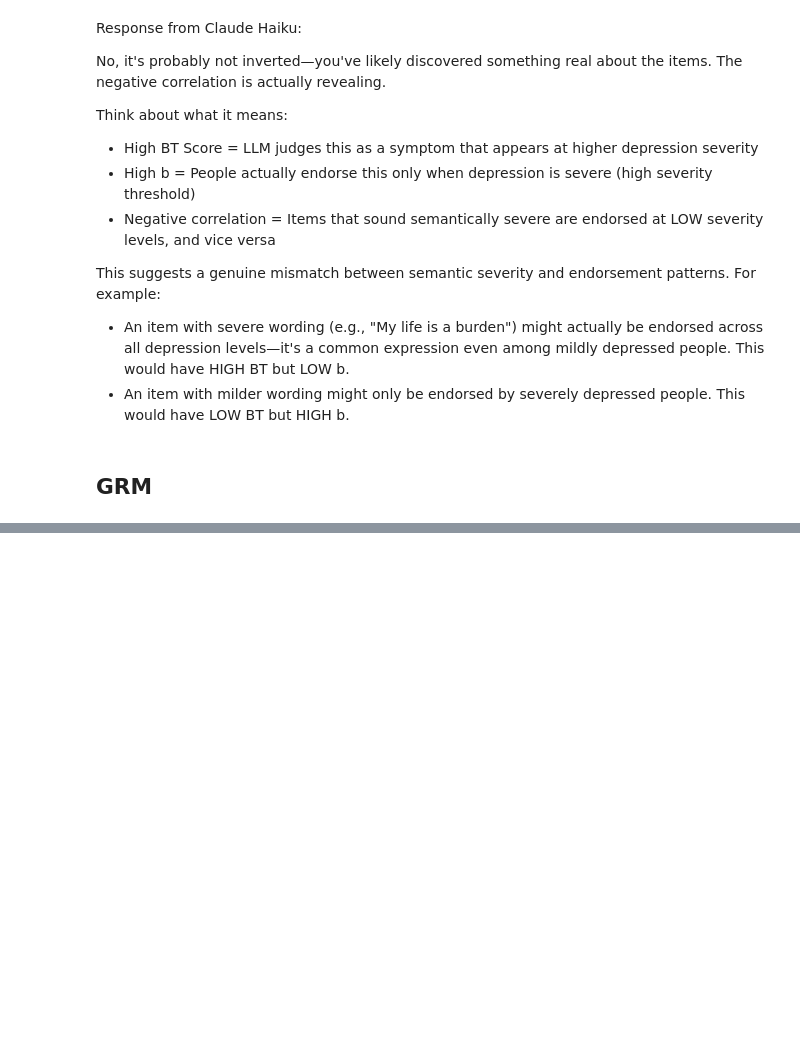
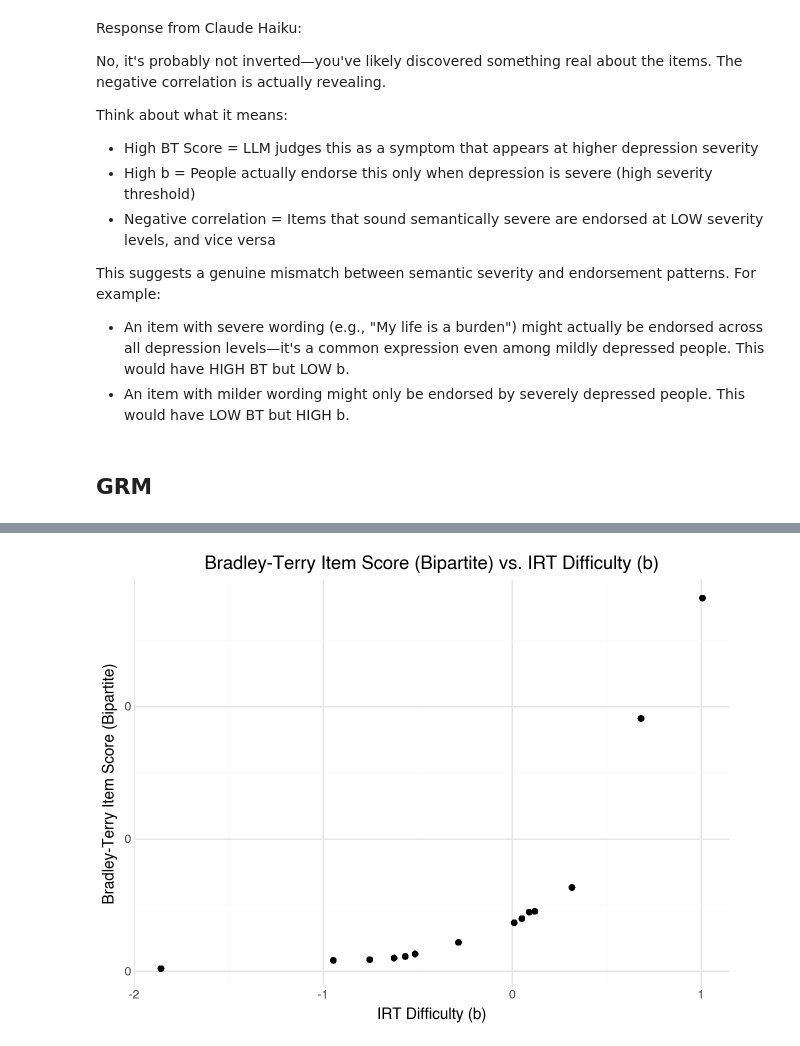
Before and after one commit to mlchrzan/llmpairs, a Jupyter notebook: notebooks/eda.ipynb, the cells around one changed output, grey strips where cells are left out. Cells and saved outputs as stored; diff of their text form; code cells hidden in the pictures; blank space fills up the shorter version.

Commit message:
moved a few files and added BT estimatation of person v item

```diff
--- a/notebooks/eda.ipynb
+++ b/notebooks/eda.ipynb
@@ -752,0 +766,12 @@ grm
+# %%
+df_all_ind = df_all.merge(
+    annotations[['item', 'resp', 'depression_indicator_most', 'depression_indicator_half', 'depression_indicator_mix']],
+    on=['item', 'resp'],
+    how='left')
+
+# Add column to combine item and resp into 1 id
+df_all_ind['item_resp_id'] = df_all_ind['item'].astype(str) + '_' + df_all_ind['resp'].astype(str)
+
+df_all_ind.to_csv("../results/facit_yount_2021_hadsx_IRT_BT_indicators.csv", index=False)
+print(df_all_ind.shape)
+df_all_ind.head()
@@ -752,0 +790,4 @@ grm
+# %%
+p_v_i = df_all_ind[['id', 'item', 'depression_indicator_most', 'depression_indicator_half', 'depression_indicator_mix']].copy()
+
+p_v_i.head()
@@ -752,0 +904,14 @@ grm
+# %%
+df_all_ind_rescored = df_all_ind.merge(
+    item_scores.rename(columns={'BT_Score_Item': 'BT_Score_Item_Bipartite'}),
+    on='item',
+    how='left'
+).merge(
+    resp_scores.rename(columns={'BT_Score_Respondent': 'BT_Score_Respondent_Bipartite'}),
+    on='id',
+    how='left'
+)
+
+df_all_ind_rescored.to_csv("../results/facit_yount_2021_hadsx_IRT_BT_full.csv", index=False)
+print(df_all_ind_rescored.shape)
+df_all_ind_rescored.head()
@@ -752,0 +926,15 @@ grm
+# %%
+# Plot the difficulty_b vs. BT_Score_Item_Bipartite using plotnine
+from plotnine import ggplot, aes, geom_point, geom_smooth, labs, theme_minimal
+
+(
+    ggplot(df_all_ind_rescored, aes(x='difficulty_b', y='BT_Score_Item_Bipartite')) +
+    geom_point() +
+    # geom_smooth(method='lowess', se=False) +
+    labs(title='Bradley-Terry Item Score (Bipartite) vs. IRT Difficulty (b)',
+         x='IRT Difficulty (b)',
+         y='Bradley-Terry Item Score (Bipartite)') +
+    theme_minimal()
+)
+# %% [output]
+[figure, added]
```
Also changed, not shown: parts of 7 cells of this notebook, 5 other files.
